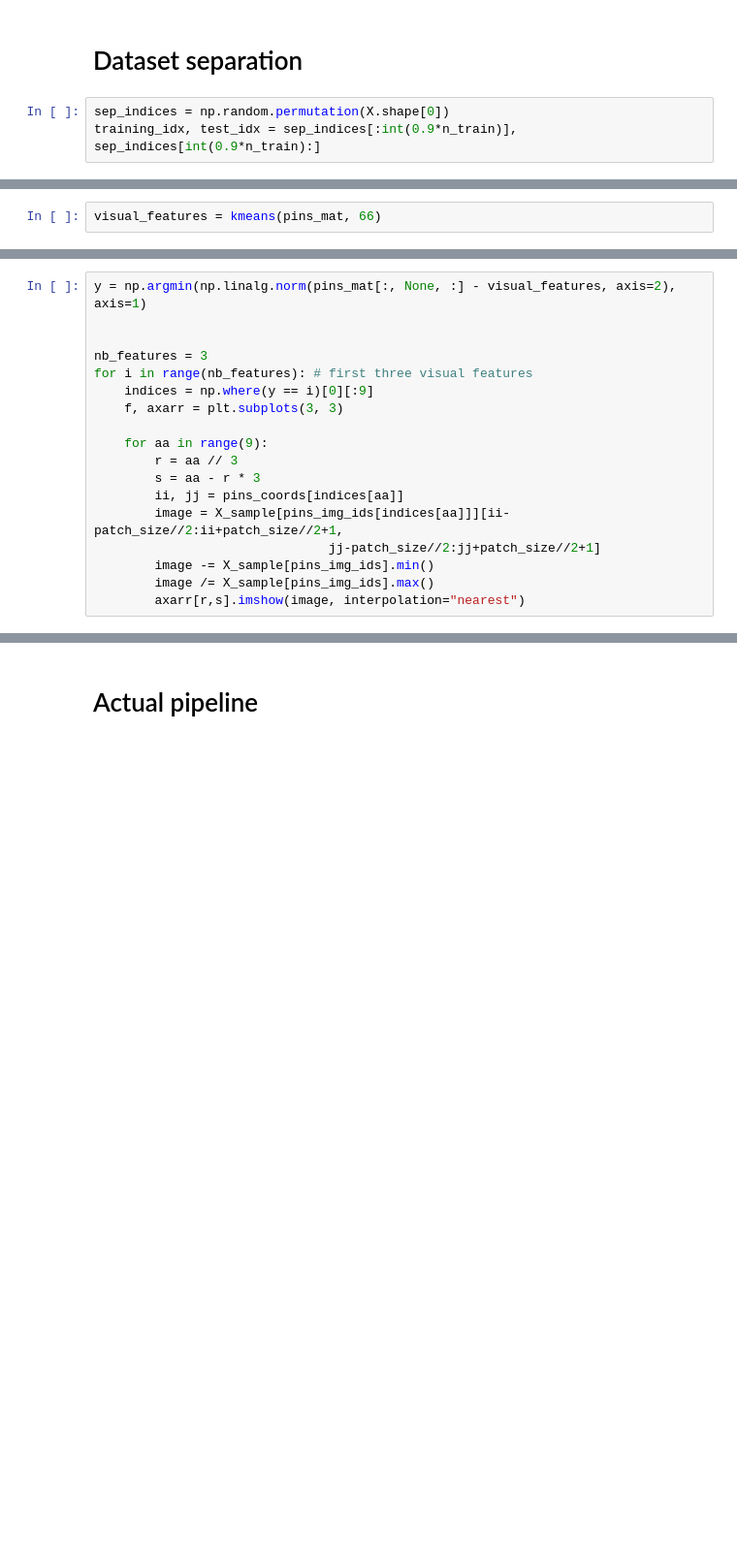
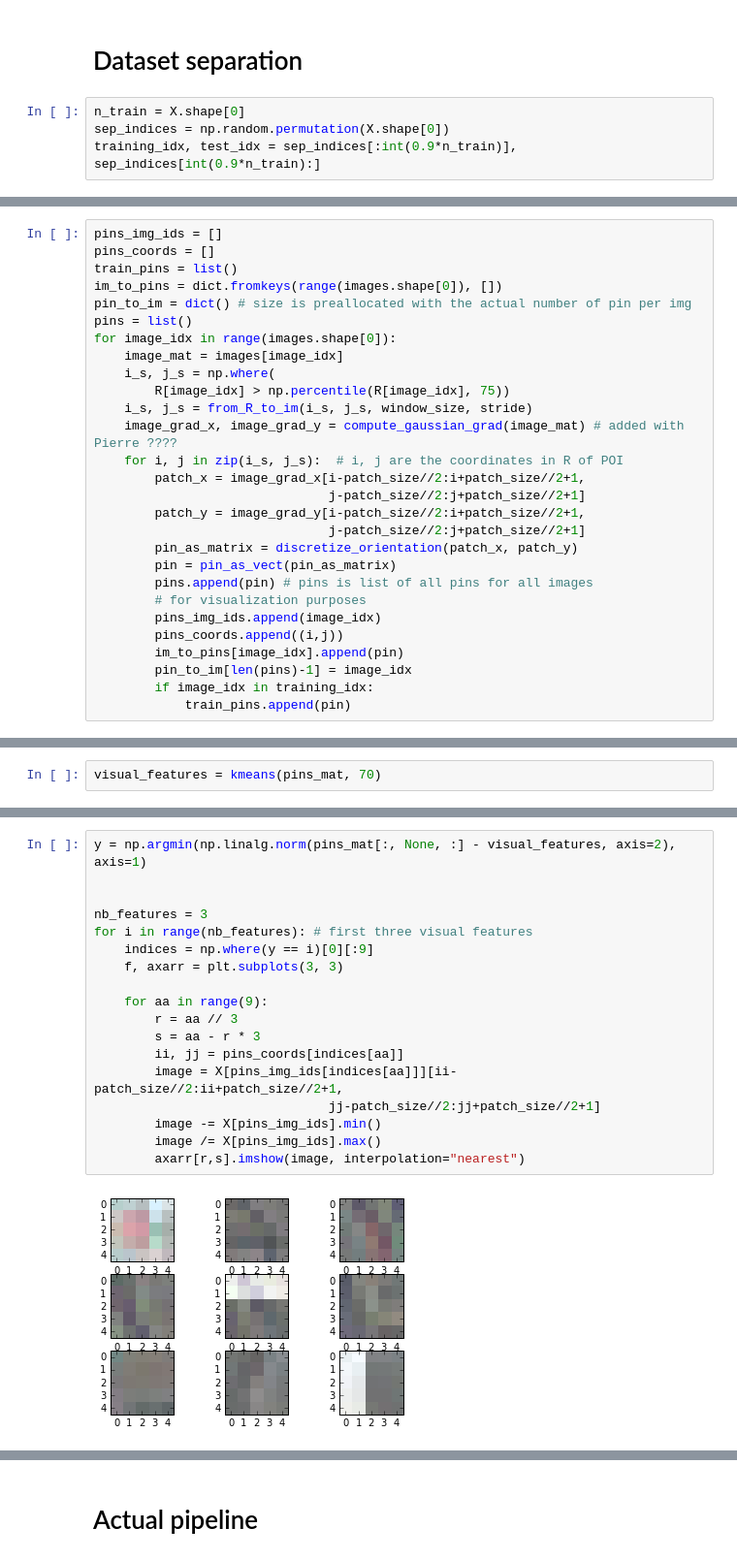
Before and after one commit to zaccharieramzi/kernel-digits-challenge, a Jupyter notebook: zac_experiments.ipynb, the cells around one changed output, grey strips where cells are left out. Shown: that part at 97% size. Saved outputs shown, nothing was run; the diff lists cells and outputs as text; blank space fills up the shorter version.

```diff
--- a/zac_experiments.ipynb
+++ b/zac_experiments.ipynb
@@ -93,5 +74,6 @@ for image_idx in range(images.shape[0]):
 # %% [markdown]
 # Dataset separation
 # %%
+n_train = X.shape[0]
 sep_indices = np.random.permutation(X.shape[0])
 training_idx, test_idx = sep_indices[:int(0.9*n_train)], sep_indices[int(0.9*n_train):]
@@ -102,0 +80,28 @@ pins_mat = np.vstack(train_pins)
+# %%
+pins_img_ids = []
+pins_coords = []
+train_pins = list()
+im_to_pins = dict.fromkeys(range(images.shape[0]), [])
+pin_to_im = dict() # size is preallocated with the actual number of pin per img
+pins = list()
+for image_idx in range(images.shape[0]):
+    image_mat = images[image_idx]
+    i_s, j_s = np.where(
+        R[image_idx] > np.percentile(R[image_idx], 75))
+    i_s, j_s = from_R_to_im(i_s, j_s, window_size, stride)
+    image_grad_x, image_grad_y = compute_gaussian_grad(image_mat) # added with Pierre ????
+    for i, j in zip(i_s, j_s):  # i, j are the coordinates in R of POI
+        patch_x = image_grad_x[i-patch_size//2:i+patch_size//2+1,
+                               j-patch_size//2:j+patch_size//2+1]
+        patch_y = image_grad_y[i-patch_size//2:i+patch_size//2+1,
+                               j-patch_size//2:j+patch_size//2+1]
+        pin_as_matrix = discretize_orientation(patch_x, patch_y)
+        pin = pin_as_vect(pin_as_matrix)
+        pins.append(pin) # pins is list of all pins for all images
+        # for visualization purposes
+        pins_img_ids.append(image_idx)
+        pins_coords.append((i,j))
+        im_to_pins[image_idx].append(pin)
+        pin_to_im[len(pins)-1] = image_idx
+        if image_idx in training_idx:
+            train_pins.append(pin)
@@ -103,2 +110,2 @@ pins_mat = np.vstack(train_pins)
 # %%
-visual_features = kmeans(pins_mat, 66)
+visual_features = kmeans(pins_mat, 70)
@@ -107,18 +142,20 @@ vf_vector(train_pins, visual_features)
 # %%
 y = np.argmin(np.linalg.norm(pins_mat[:, None, :] - visual_features, axis=2), axis=1)
 
 
 nb_features = 3
 for i in range(nb_features): # first three visual features
     indices = np.where(y == i)[0][:9]
     f, axarr = plt.subplots(3, 3)
 
     for aa in range(9):
         r = aa // 3
         s = aa - r * 3
         ii, jj = pins_coords[indices[aa]]
-        image = X_sample[pins_img_ids[indices[aa]]][ii-patch_size//2:ii+patch_size//2+1,
+        image = X[pins_img_ids[indices[aa]]][ii-patch_size//2:ii+patch_size//2+1,
                                jj-patch_size//2:jj+patch_size//2+1]
-        image -= X_sample[pins_img_ids].min()
-        image /= X_sample[pins_img_ids].max()
+        image -= X[pins_img_ids].min()
+        image /= X[pins_img_ids].max()
         axarr[r,s].imshow(image, interpolation="nearest")
+# %% [output]
+[figure, added]
```
Also changed, not shown: parts of 21 cells of this notebook, 2 other files.
